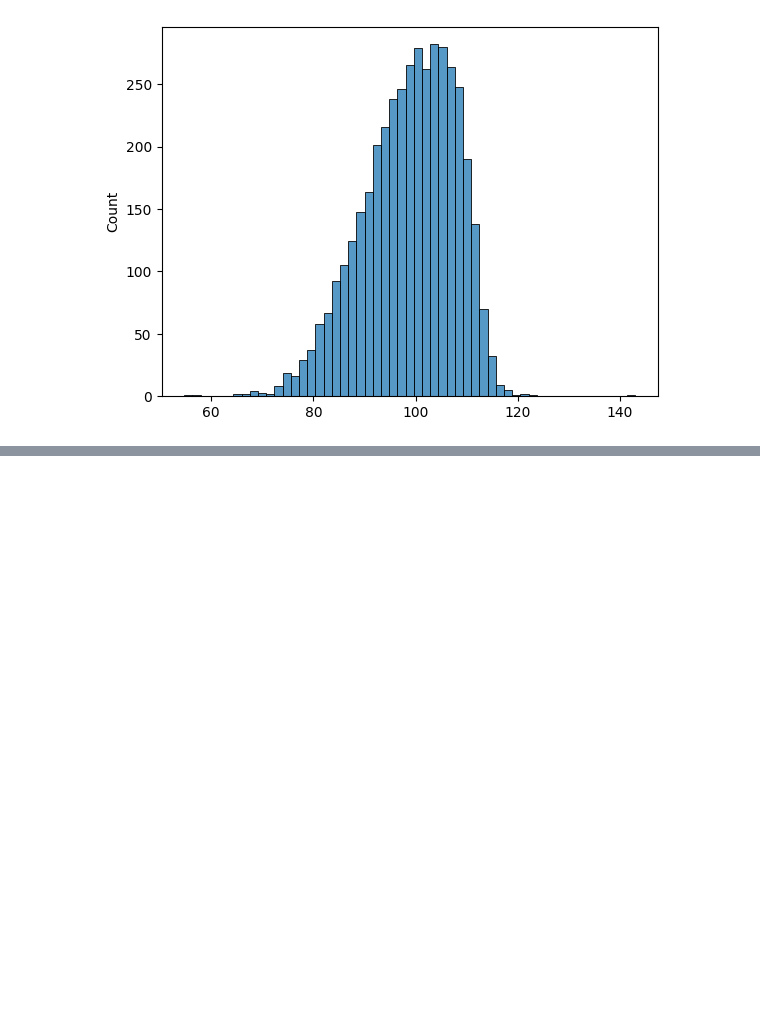
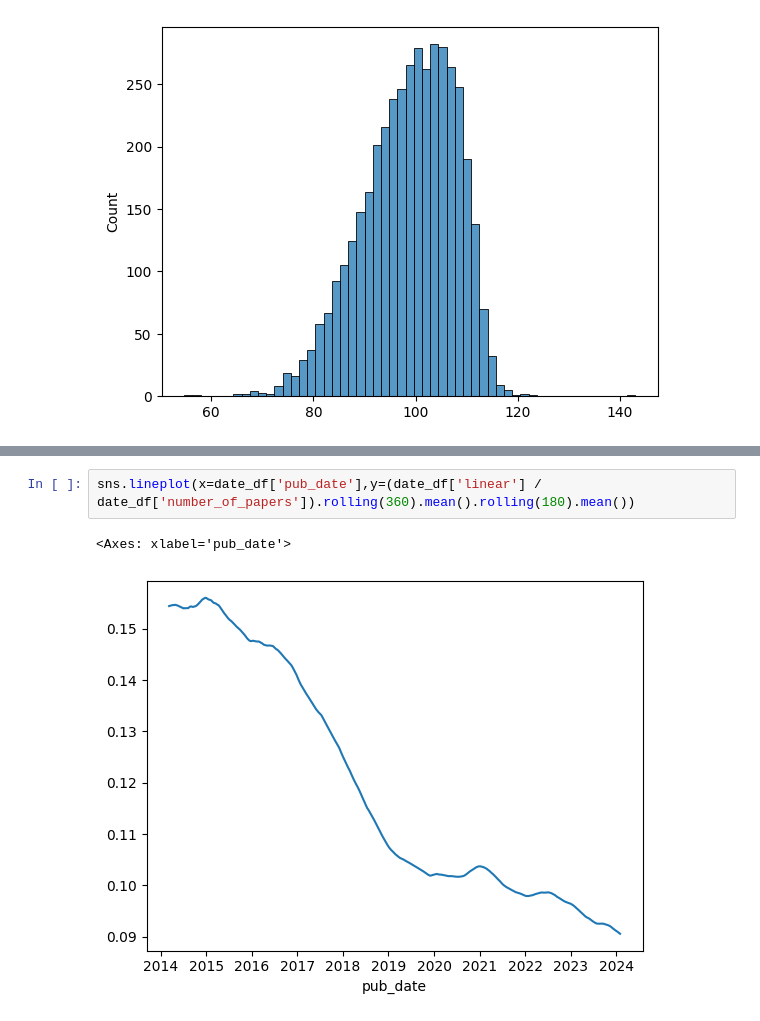
Before and after one commit to trevsauer/ADS_599_Capstone_Project, a Jupyter notebook: notebooks/combining_arxiv_queries.ipynb, the cells around one changed output, grey strips where cells are left out. Drawn from its saved outputs; the diff is of its cells as text; blank space fills up the shorter version.

```diff
--- a/notebooks/combining_arxiv_queries.ipynb
+++ b/notebooks/combining_arxiv_queries.ipynb
@@ -255,0 +254,5 @@ for i in token_list:
+# %%
+sns.lineplot(x=date_df['pub_date'],y=(date_df['linear'] / date_df['number_of_papers']).rolling(360).mean().rolling(180).mean())
+# %% [output]
+<Axes: xlabel='pub_date'>
+[figure, added]
```
Also changed, not shown: parts of 19 cells of this notebook.
